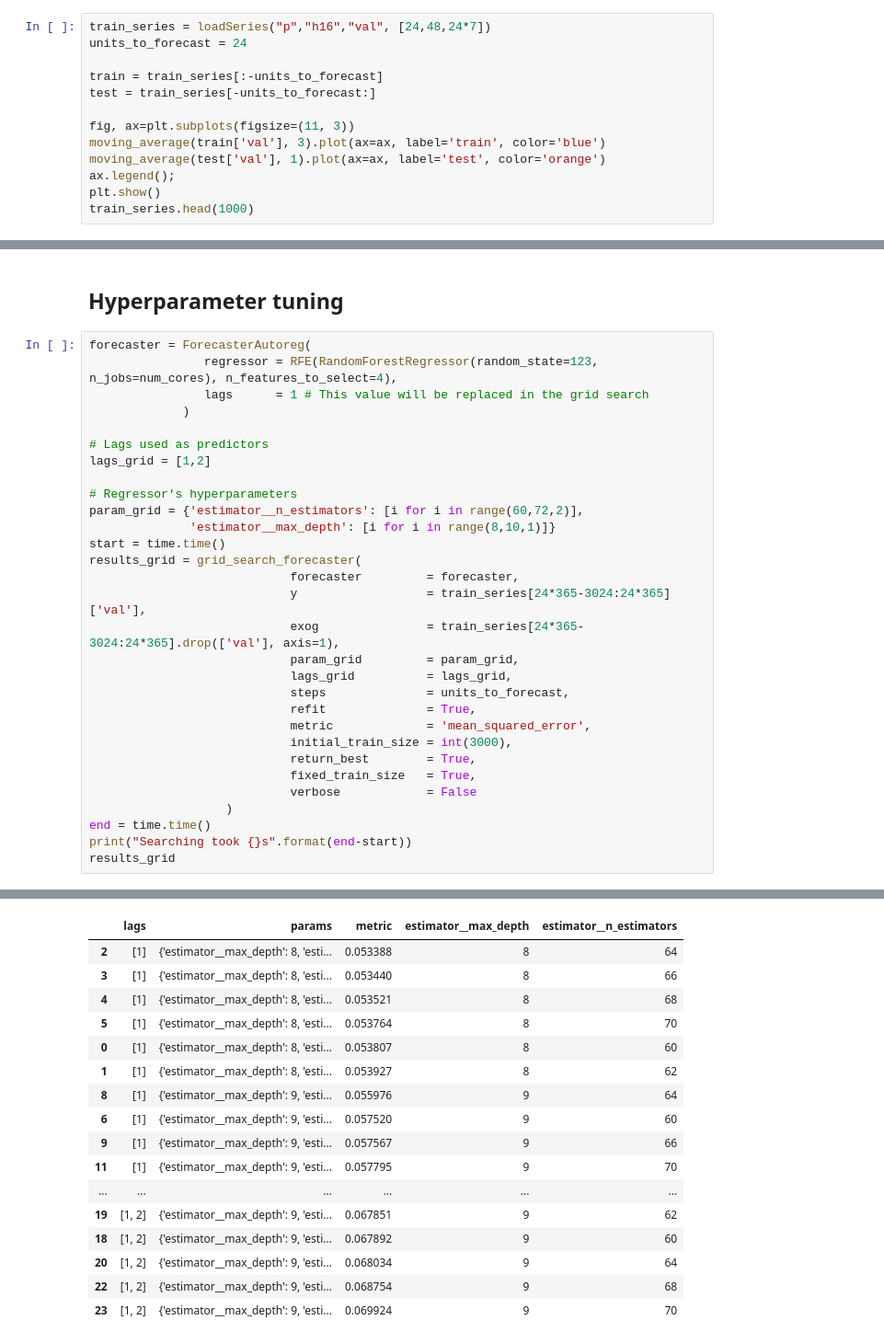
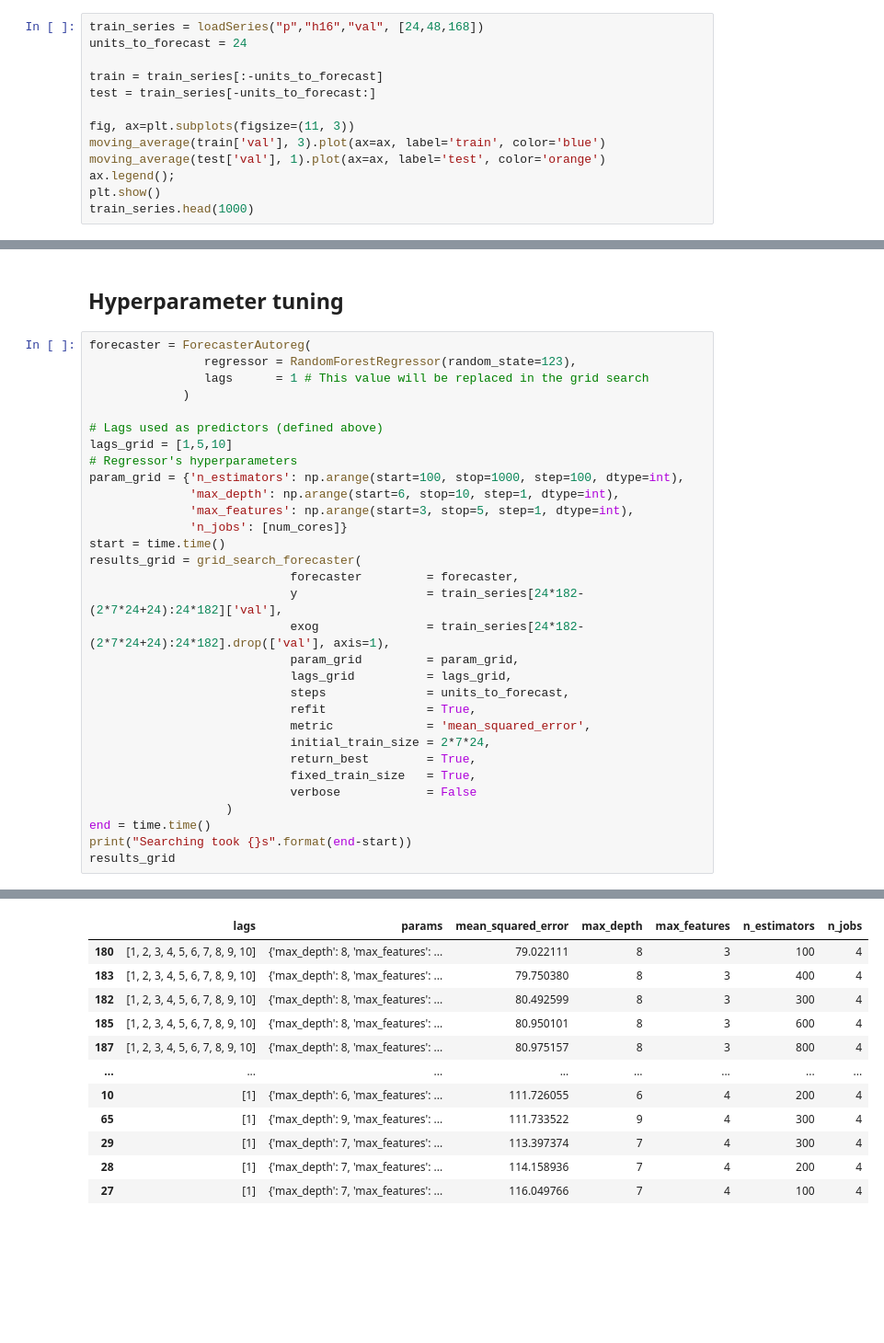
Before and after one commit to LortSkit/Bachelor-project, a Jupyter notebook: Forecasting/RandomForest/Random-Forest-Hyperparameter-Tuning-Prod-V2.ipynb, the cells around one changed output, grey strips where cells are left out. Shown at 92% size. Drawn from its saved outputs; the diff is of its cells as text; blank space fills up the shorter version.

```diff
--- a/Forecasting/RandomForest/Random-Forest-Hyperparameter-Tuning-Prod-V2.ipynb
+++ b/Forecasting/RandomForest/Random-Forest-Hyperparameter-Tuning-Prod-V2.ipynb
@@ -106,7 +106,7 @@ def loadSeries(datatype=None,house=None,rename=None, shifts=None):
 def moving_average(timeseries, window):
     return timeseries.rolling(window=window, center=True).mean()
 # %%
-train_series = loadSeries("p","h16","val", [24,48,24*7])
+train_series = loadSeries("p","h16","val", [24,48,168])
 units_to_forecast = 24
 
 train = train_series[:-units_to_forecast]
@@ -137,27 +137,28 @@ train_series.head(1000)
 ## Hyperparameter tuning
 # %%
 forecaster = ForecasterAutoreg(
-                regressor = RFE(RandomForestRegressor(random_state=123, n_jobs=num_cores), n_features_to_select=4),
+                regressor = RandomForestRegressor(random_state=123),
                 lags      = 1 # This value will be replaced in the grid search
              )
 
-# Lags used as predictors
-lags_grid = [1,2]
-
+# Lags used as predictors (defined above)
+lags_grid = [1,5,10]
 # Regressor's hyperparameters
-param_grid = {'estimator__n_estimators': [i for i in range(60,72,2)],
-              'estimator__max_depth': [i for i in range(8,10,1)]}
+param_grid = {'n_estimators': np.arange(start=100, stop=1000, step=100, dtype=int),
+              'max_depth': np.arange(start=6, stop=10, step=1, dtype=int),
+              'max_features': np.arange(start=3, stop=5, step=1, dtype=int),
+              'n_jobs': [num_cores]}
 start = time.time()
 results_grid = grid_search_forecaster(
                             forecaster         = forecaster,
-                            y                  = train_series[24*365-3024:24*365]['val'],
-                            exog               = train_series[24*365-3024:24*365].drop(['val'], axis=1),
+                            y                  = train_series[24*182-(2*7*24+24):24*182]['val'],
+                            exog               = train_series[24*182-(2*7*24+24):24*182].drop(['val'], axis=1),
                             param_grid         = param_grid,
                             lags_grid          = lags_grid,
                             steps              = units_to_forecast,
                             refit              = True,
                             metric             = 'mean_squared_error',
-                            initial_train_size = int(3000),
+                            initial_train_size = 2*7*24,
                             return_best        = True,
                             fixed_train_size   = True,
                             verbose            = False
@@ -176,17 +177,12 @@ Searching took 27.88568687438965s
-|  | lags | params | metric | estimator__max_depth | estimator__n_estimators |
-| 2 | [1] | {'estimator__max_depth': 8, 'esti... | 0.053388 | 8 | 64 |
-| 3 | [1] | {'estimator__max_depth': 8, 'esti... | 0.053440 | 8 | 66 |
-| 4 | [1] | {'estimator__max_depth': 8, 'esti... | 0.053521 | 8 | 68 |
-| 5 | [1] | {'estimator__max_depth': 8, 'esti... | 0.053764 | 8 | 70 |
-| 0 | [1] | {'estimator__max_depth': 8, 'esti... | 0.053807 | 8 | 60 |
-| 1 | [1] | {'estimator__max_depth': 8, 'esti... | 0.053927 | 8 | 62 |
-| 8 | [1] | {'estimator__max_depth': 9, 'esti... | 0.055976 | 9 | 64 |
-| 6 | [1] | {'estimator__max_depth': 9, 'esti... | 0.057520 | 9 | 60 |
-| 9 | [1] | {'estimator__max_depth': 9, 'esti... | 0.057567 | 9 | 66 |
-| 11 | [1] | {'estimator__max_depth': 9, 'esti... | 0.057795 | 9 | 70 |
-| ... | ... | ... | ... | ... | ... |
-| 19 | [1, 2] | {'estimator__max_depth': 9, 'esti... | 0.067851 | 9 | 62 |
-| 18 | [1, 2] | {'estimator__max_depth': 9, 'esti... | 0.067892 | 9 | 60 |
-| 20 | [1, 2] | {'estimator__max_depth': 9, 'esti... | 0.068034 | 9 | 64 |
-| 22 | [1, 2] | {'estimator__max_depth': 9, 'esti... | 0.068754 | 9 | 68 |
-| 23 | [1, 2] | {'estimator__max_depth': 9, 'esti... | 0.069924 | 9 | 70 |
+|  | lags | params | mean_squared_error | max_depth | max_features | n_estimators | n_jobs |
+| 180 | [1, 2, 3, 4, 5, 6, 7, 8, 9, 10] | {'max_depth': 8, 'max_features': ... | 79.022111 | 8 | 3 | 100 | 4 |
+| 183 | [1, 2, 3, 4, 5, 6, 7, 8, 9, 10] | {'max_depth': 8, 'max_features': ... | 79.750380 | 8 | 3 | 400 | 4 |
+| 182 | [1, 2, 3, 4, 5, 6, 7, 8, 9, 10] | {'max_depth': 8, 'max_features': ... | 80.492599 | 8 | 3 | 300 | 4 |
+| 185 | [1, 2, 3, 4, 5, 6, 7, 8, 9, 10] | {'max_depth': 8, 'max_features': ... | 80.950101 | 8 | 3 | 600 | 4 |
+| 187 | [1, 2, 3, 4, 5, 6, 7, 8, 9, 10] | {'max_depth': 8, 'max_features': ... | 80.975157 | 8 | 3 | 800 | 4 |
+| ... | ... | ... | ... | ... | ... | ... | ... |
+| 10 | [1] | {'max_depth': 6, 'max_features': ... | 111.726055 | 6 | 4 | 200 | 4 |
+| 65 | [1] | {'max_depth': 9, 'max_features': ... | 111.733522 | 9 | 4 | 300 | 4 |
+| 29 | [1] | {'max_depth': 7, 'max_features': ... | 113.397374 | 7 | 4 | 300 | 4 |
+| 28 | [1] | {'max_depth': 7, 'max_features': ... | 114.158936 | 7 | 4 | 200 | 4 |
+| 27 | [1] | {'max_depth': 7, 'max_features': ... | 116.049766 | 7 | 4 | 100 | 4 |
```
Also changed, not shown: parts of 7 cells of this notebook, 2 other files.
